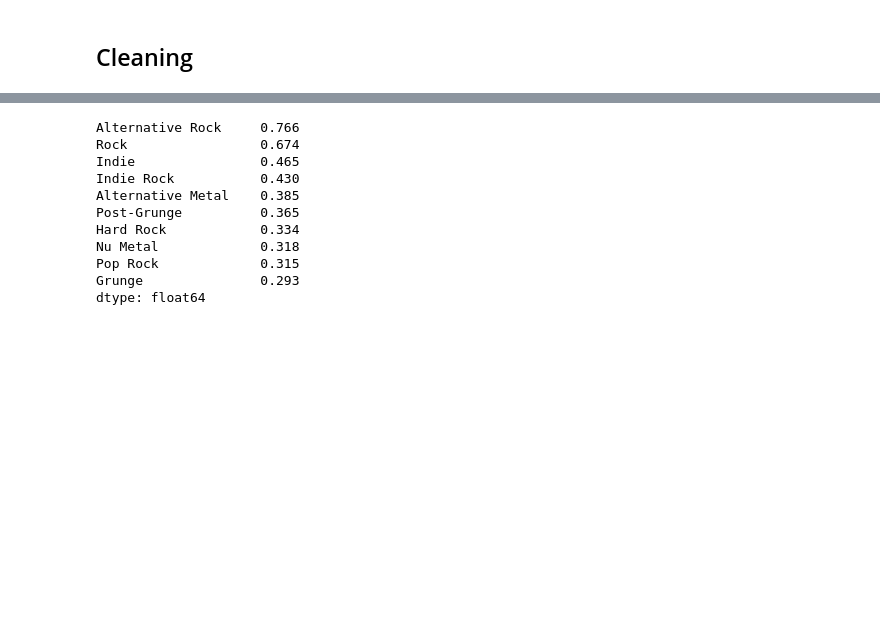
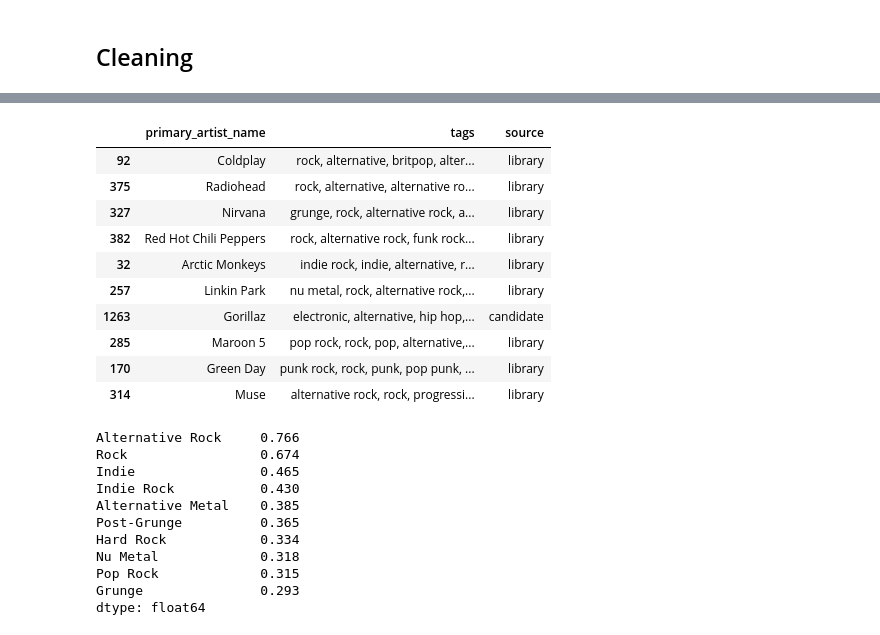
Before and after one commit to leiandrei/Himig-Spotify-Analytics-and-Recommender, a Jupyter notebook: notebooks/analysis/01_modeling.ipynb, the cells around one changed output, grey strips where cells are left out. Cells and saved outputs as stored; diff of their text form; code cells hidden in the pictures; blank space fills up the shorter version.

```diff
--- a/notebooks/analysis/01_modeling.ipynb
+++ b/notebooks/analysis/01_modeling.ipynb
@@ -229,3 +229,17 @@ similar_artists("Zild")
+# %%
+artists_w_tags("alternative")
+# %% [output]
+|  | primary_artist_name | tags | source |
+| 92 | Coldplay | rock, alternative, britpop, alter... | library |
+| 375 | Radiohead | rock, alternative, alternative ro... | library |
+| 327 | Nirvana | grunge, rock, alternative rock, a... | library |
+| 382 | Red Hot Chili Peppers | rock, alternative rock, funk rock... | library |
+| 32 | Arctic Monkeys | indie rock, indie, alternative, r... | library |
+| 257 | Linkin Park | nu metal, rock, alternative rock,... | library |
+| 1263 | Gorillaz | electronic, alternative, hip hop,... | candidate |
+| 285 | Maroon 5 | pop rock, rock, pop, alternative,... | library |
+| 170 | Green Day | punk rock, rock, punk, pop punk, ... | library |
+| 314 | Muse | alternative rock, rock, progressi... | library |
 # %%
 related_tags("alternative")
 # %% [output]
```
Also changed, not shown: parts of 7 cells of this notebook, 1 other file.
